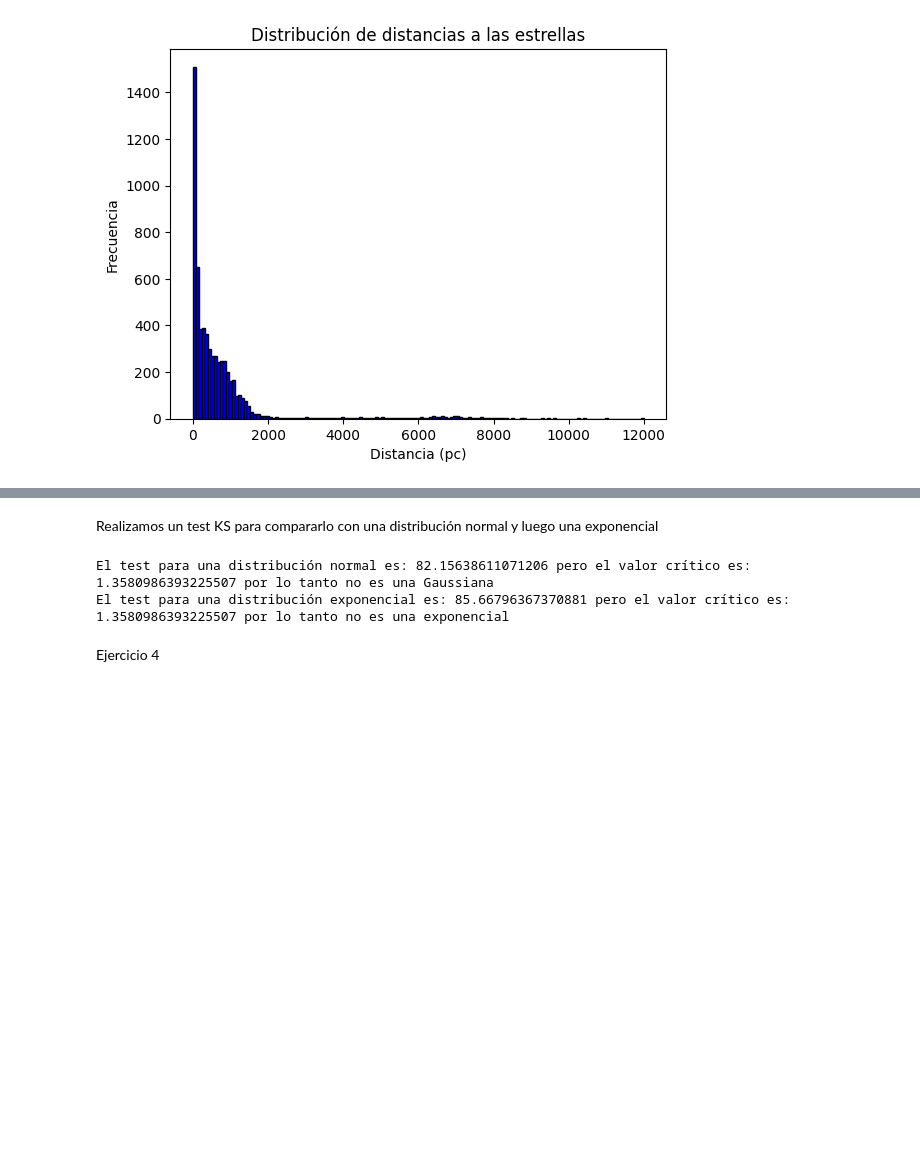
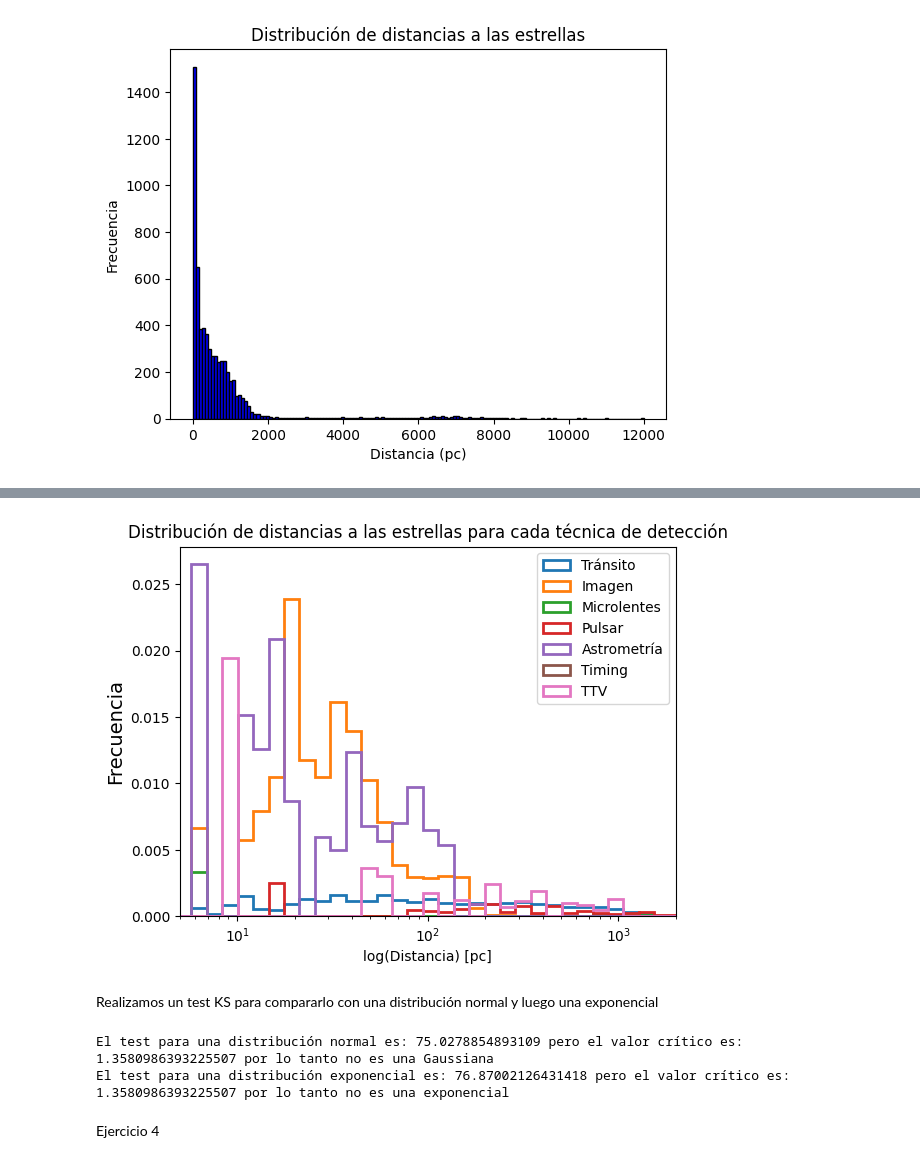
Before and after one commit to HombreRo12/Astromet_2024, a Jupyter notebook: Tp3/Exoplanetas.ipynb, the cells around one changed output, grey strips where cells are left out. Saved outputs shown, nothing was run; the diff lists cells and outputs as text; code cells hidden in the pictures; blank space fills up the shorter version.

```diff
--- a/Tp3/Exoplanetas.ipynb
+++ b/Tp3/Exoplanetas.ipynb
@@ -136,7 +147,31 @@ plt.show()
+# %%
+bins = np.logspace(np.log10(datos['star_distance'].min()), np.log10(datos['star_distance'].max()), 50)
+
+#plt.hist(velrad['star_distance'], bins=bins, density=True, histtype='step', label='Velocidad radial', lw=2)
+plt.hist(transit['star_distance'], bins=bins, density=True, histtype='step', label='Tránsito', lw=2)
+plt.hist(imagen['star_distance'], bins=bins, density=True, histtype='step', label='Imagen', lw=2)
+plt.hist(microlens['star_distance'], bins=bins, density=True, histtype='step', label='Microlentes', lw=2)
+plt.hist(pulsar['star_distance'], bins=bins, density=True, histtype='step', label='Pulsar', lw=2)
+plt.hist(astrometria['star_distance'], bins=bins, density=True, histtype='step', label='Astrometría', lw=2)
+plt.hist(timing['star_distance'], bins=bins, density=True, histtype='step', label='Timing', lw=2)
+plt.hist(TTV['star_distance'], bins=bins, density=True, histtype='step', label='TTV', lw=2)
+#plt.hist(otros['star_distance'], bins=bins, density=True, histtype='step', label='Otros', lw=2)
+plt.xlim(5, 2000)
+plt.xscale('log')
+plt.legend()
+plt.title('Distribución de distancias a las estrellas para cada técnica de detección')
+plt.xlabel('log(Distancia) [pc]')
+plt.ylabel('Frecuencia', fontsize=14)
+plt.show()
+# %% [output]
+[figure, added]
 # %% [markdown]
 Realizamos un test KS para compararlo con una distribución normal y luego una exponencial
 # %%
-va = datos['star_distance']
+distance_check = datos.loc[:, 'star_distance'] < 2000
+distance_filtered = datos.loc[distance_check]
+
+va = distance_filtered['star_distance']
 n = len(va)
 #Ejes Y de las acumuladas, empezando desde 1 o desde 0
 Smas = np.arange(1, n+1)/n
@@ -150,15 +185,15 @@ print('El test para una distribución normal es:', test, 'pero el valor crítico
 
 #Ahora, con una exponencial:
 
-teoexp =	sp.expon.cdf(va)
+teoexp =	sp.expon.cdf(va,np.mean(va))
 
 Desexp = np.append(teoexp - Smen, Smas - teoexp)
 Dexp = max(abs(Desexp))
 testexp = Dexp * np.sqrt(n)
 print('El test para una distribución exponencial es:', testexp, 'pero el valor crítico es:', alpha, 'por lo tanto no es una exponencial')
 # %% [output]
-El test para una distribución normal es: 82.15638611071206 pero el valor crítico es: 1.3580986393225507 por lo tanto no es una Gaussiana
-El test para una distribución exponencial es: 85.66796367370881 pero el valor crítico es: 1.3580986393225507 por lo tanto no es una exponencial
+El test para una distribución normal es: 75.0278854893109 pero el valor crítico es: 1.3580986393225507 por lo tanto no es una Gaussiana
+El test para una distribución exponencial es: 76.87002126431418 pero el valor crítico es: 1.3580986393225507 por lo tanto no es una exponencial
 # %% [markdown]
 Ejercicio 4
 # %%
```
Also changed, not shown: parts of 3 cells of this notebook.
